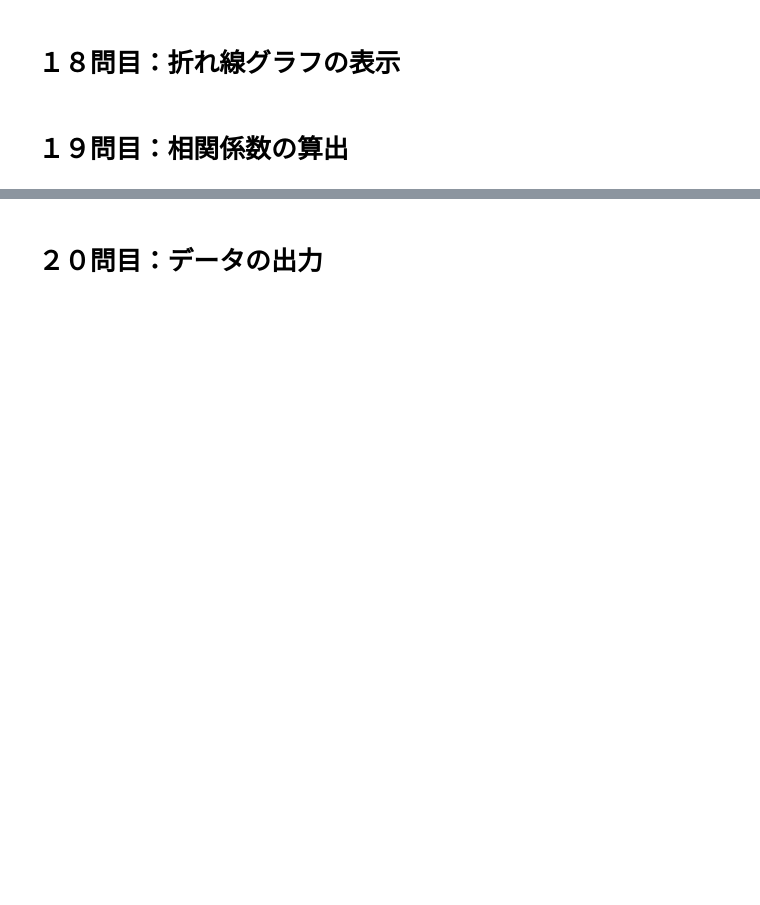
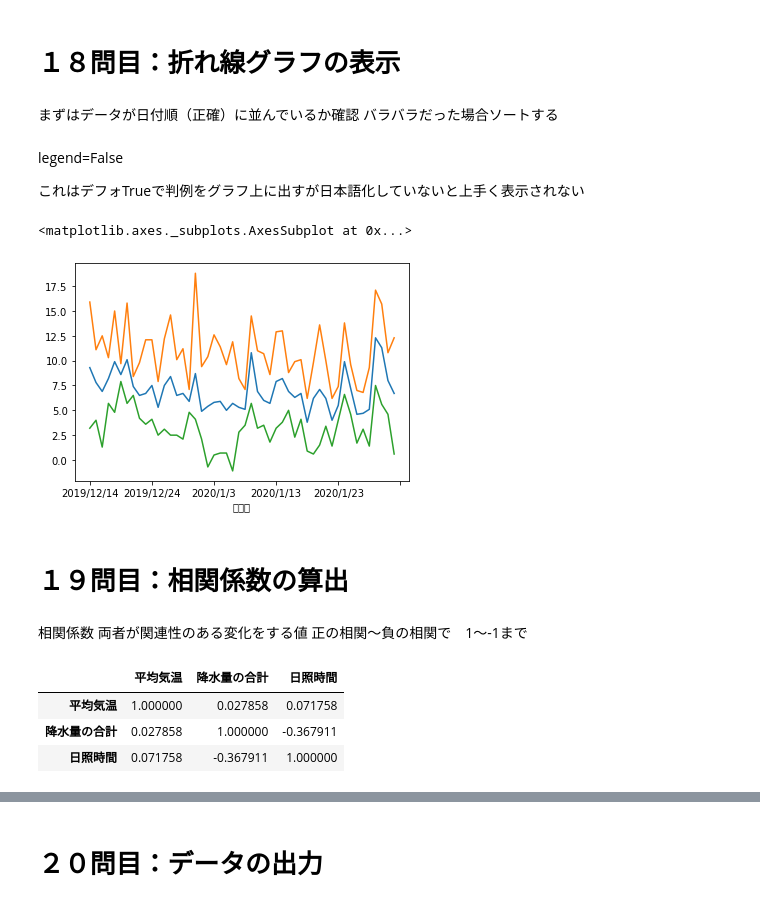
Before and after one commit to costcon/git-practice, a Jupyter notebook: Pandas２０本ノック.ipynb, the cells around one changed output, grey strips where cells are left out. Cells and saved outputs as stored; diff of their text form; code cells hidden in the pictures; blank space fills up the shorter version.

```diff
--- a/Pandas２０本ノック.ipynb
+++ b/Pandas２０本ノック.ipynb
@@ -4,3 +13,6 @@
 # **１問目：データの読み込み**
 # %%
 import pandas as pd
+# %%
+df = pd.read_csv('weather.csv')
+df
@@ -10,0 +68,13 @@ import pandas as pd
+# %%
+df = df[[
+    '年月日',
+    '平均気温(℃)',
+    '最高気温(℃)',
+    '最低気温(℃)',
+    '降水量の合計(mm)',
+    '最深積雪(cm)',
+    '平均雲量(10分比)',
+    '平均蒸気圧(hPa)',
+    '平均風速(m/s)',
+    '日照時間(時間)'
+]][1:]
@@ -22,0 +272,11 @@ import pandas as pd
+# %%
+df.columns = ['年月日',
+              '平均気温',
+              '最高気温',
+              '最低気温',
+              '降水量の合計',
+              '最深積雪',
+              '平均雲量',
+              '平均蒸気圧',
+              '平均風速',
+              '日照時間']
@@ -33,2 +453,4 @@ import pandas as pd
+# %%
+df = df.dropna(axis=1).head()
 # %% [markdown]
 # **１５問目：ユニークな値と出現回数**
@@ -41,2 +592,25 @@ import pandas as pd
+# %% [markdown]
+まずはデータが日付順（正確）に並んでいるか確認
+バラバラだった場合ソートする
+# %% [markdown]
+legend=False
+
+これはデフォTrueで判例をグラフ上に出すが日本語化していないと上手く表示されない
+# %%
+df[:50].plot(x='年月日', y=['平均気温', '最高気温', '最低気温'], legend=False)
+# %% [output]
+<matplotlib.axes._subplots.AxesSubplot at 0x...>
+[figure, added]
 # %% [markdown]
 # **１９問目：相関係数の算出**
+# %% [markdown]
+相関係数
+両者が関連性のある変化をする値
+正の相関〜負の相関で　1〜-1まで
+# %%
+df[['平均気温', '降水量の合計', '日照時間']].corr()
+# %% [output]
+|  | 平均気温 | 降水量の合計 | 日照時間 |
+| 平均気温 | 1.000000 | 0.027858 | 0.071758 |
+| 降水量の合計 | 0.027858 | 1.000000 | -0.367911 |
+| 日照時間 | 0.071758 | -0.367911 | 1.000000 |
```
Also changed, not shown: parts of 64 cells of this notebook.
